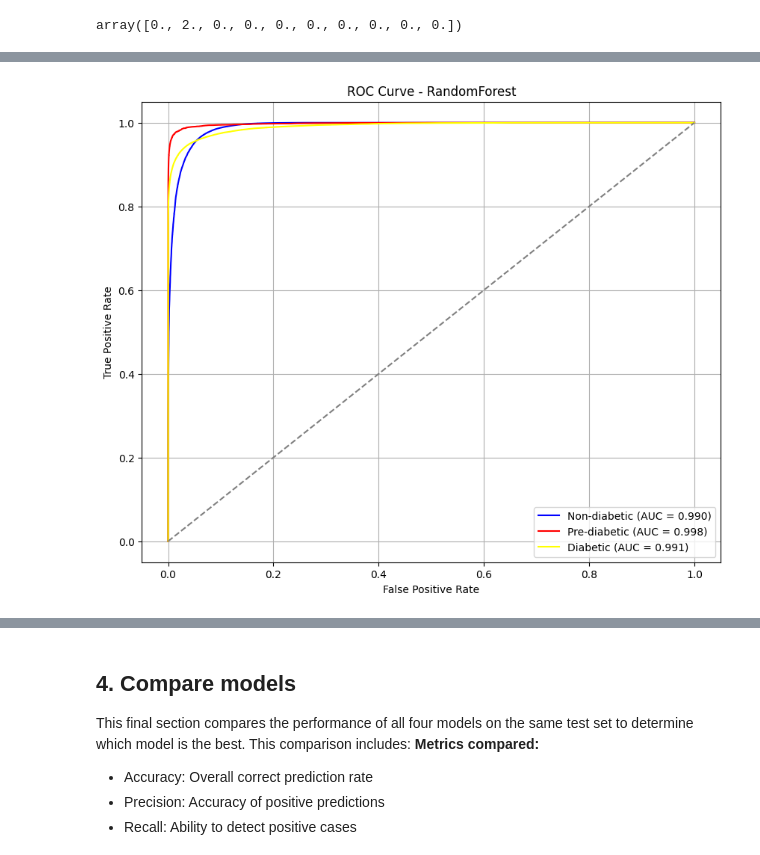
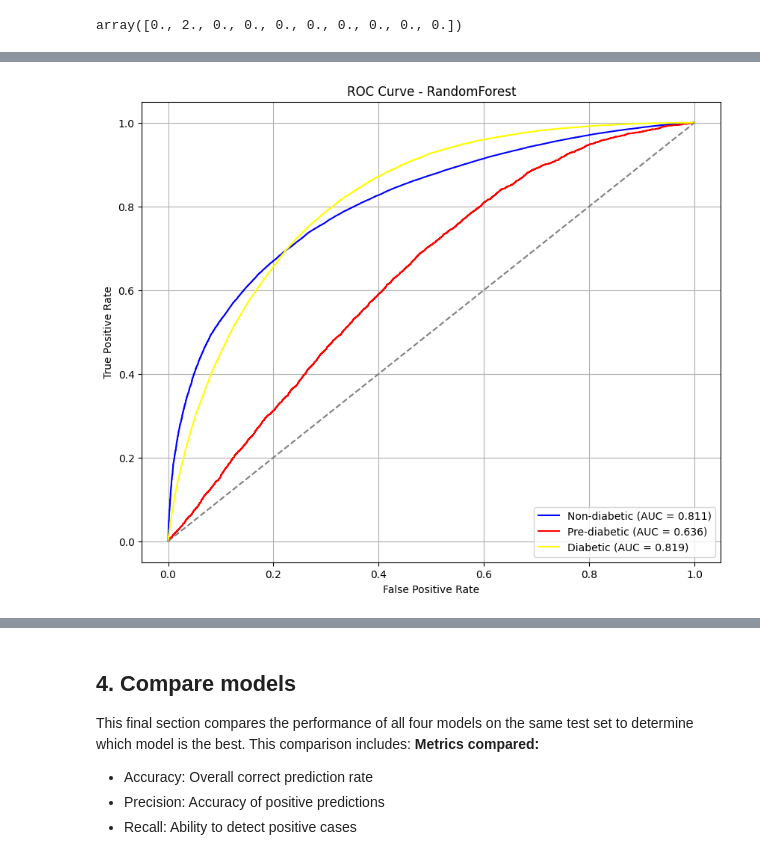
Before and after one commit to lngquoctrung/diabetes-prediction, a Jupyter notebook: notebooks/2_models_with_original_data.ipynb, the cells around one changed output, grey strips where cells are left out. Saved outputs shown, nothing was run; the diff lists cells and outputs as text; code cells hidden in the pictures.

```diff
--- a/notebooks/2_models_with_original_data.ipynb
+++ b/notebooks/2_models_with_original_data.ipynb
@@ -30,7 +39,7 @@ from src.models import DiabetesSGDClassifier, DiabetesLogisticRegression, Diabet
 This section loads the BRFSS dataset that has been processed from the previous data pipeline. From the `df.shape` result, we see that the dataset has size (787,602, 21), which means there are 787,602 records with 21 features. This is a cleaned and normalized dataset, ready for model building.
 # %%
 # Read dataset
-df = pd.read_csv(BRFSS_FILTERING_FILE_PATH)
+df = pd.read_csv(filepath_or_buffer=BRFSS_CLEANED_FILE_PATH)
 df.shape
 # %% [output]
 (787602, 21)
@@ -51,8 +60,14 @@ This ensures that we have enough data to train complex models and still have a r
 X = df.drop("Diabetes", axis=1)
 y = df["Diabetes"]
 # %%
-# Split training and testing set
-X_train, X_test, y_train, y_test = train_test_split(X, y, train_size=TRAIN_SIZE, random_state=RANDOM_STATE, stratify=y)
+# Apply stratified train-test split to maintain class distributio
+X_train, X_test, y_train, y_test = train_test_split(
+    X,
+    y,
+    train_size=TRAIN_SIZE,
+    random_state=RANDOM_STATE,
+    stratify=y
+)
 print(f"X_train shape: {X_train.shape}")
 print(f"X_test shape: {X_test.shape}")
 print(f"y_train shape: {y_train.shape}")
@@ -436,12 +442,14 @@ Advantages of Random Forest for medical data:
 - Robust with outliers (BMI has max=99 in the dataset)
 - Automatically handle missing values and feature interactions
 # %%
-# Initialize a RandomForest model and get model information
+# Initialize and configure a Random Forest model
 rf_model = DiabetesRandomForest(
     n_estimators=RF_N_ESTIMATORS,
     max_depth=RF_MAX_DEPTH,
+    min_samples_split=RF_MIN_SAMPLES_SPLIT,
+    min_samples_leaf=RF_MIN_SAMPLES_LEAF,
+    class_weight=RF_CLASS_WEIGHT,
     random_state=RANDOM_STATE,
-    log_file="../logs/og_random_forest.log"
+    log_file=f"{LOG_DIR}/2_random_forest_with_orignal_data.log"
 )
-rf_model_info = rf_model.get_model_info()
 # %% [output]
@@ -515,4 +524,4 @@ rf_model_eval_results
 # %%
-# Predict class probabilites
-rf_prob = rf_model.predict_proba(X=X_train_normalized)
+# Predict class probabilities
+rf_class_probabilities = rf_model.predict_proba(X=X_test_normalized)
 # %% [output]
@@ -520,12 +529,12 @@ rf_prob = rf_model.predict_proba(X=X_train_normalized)
 # %%
 # Plot ROC and AUC
 plot_roc_auc(
-    y_true=y_train,
-    y_pred_proba=rf_prob,
+    y_true=y_test,
+    y_pred_proba=rf_class_probabilities,
     model_name="RandomForest"
 )
 # %% [output]
-[figure, old version]
+[figure, new version]
 # %%
 # Evaluate Random Forest with cross-validation
 rf_model_cv_scores = rf_model.cross_validate(X=X_train_normalized, y=y_train)
```
Also changed, not shown: parts of 73 cells of this notebook, 43 other files.
